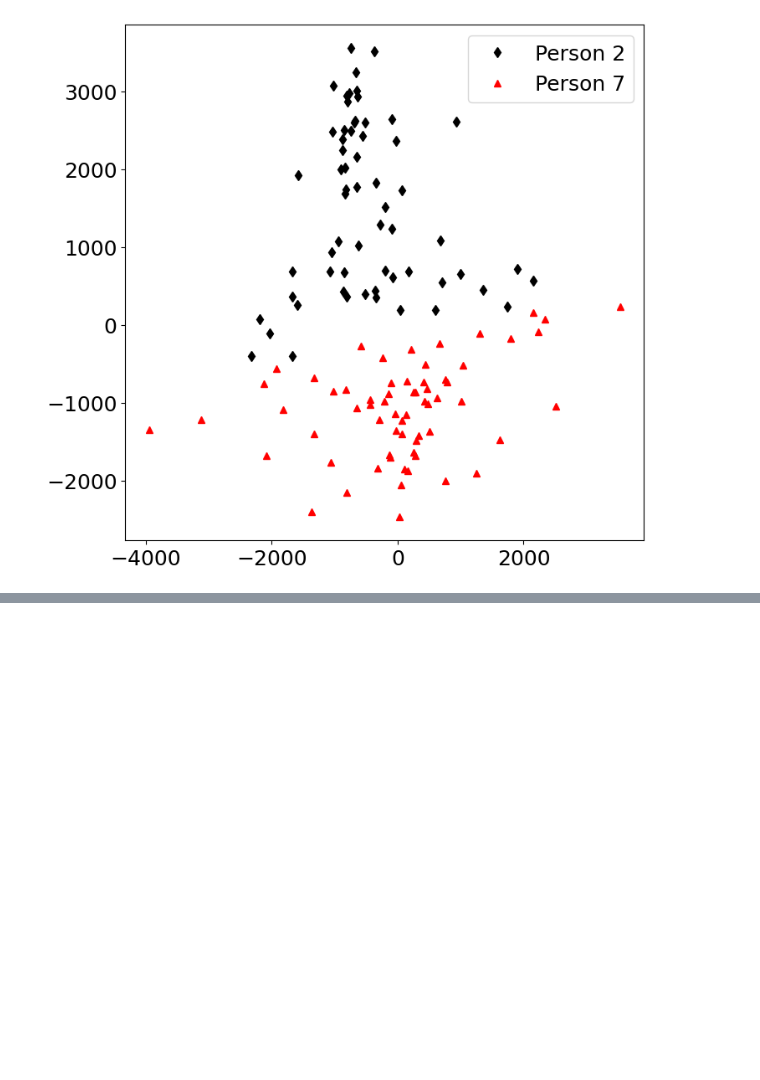
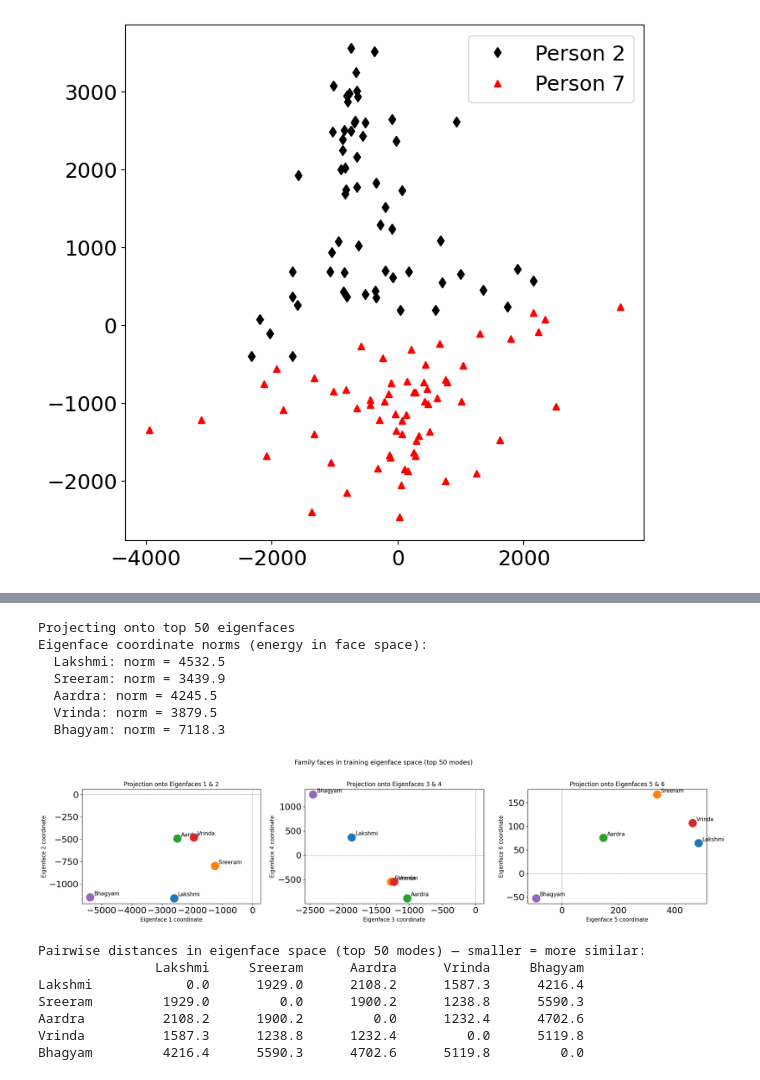
Before and after one commit to lasreeram/datascieng, a Jupyter notebook: ch1/eigenfaces_2.ipynb, the cells around one changed output, grey strips where cells are left out. Saved outputs shown, nothing was run; the diff lists cells and outputs as text; code cells hidden in the pictures; blank space fills up the shorter version.

```diff
--- a/ch1/eigenfaces_2.ipynb
+++ b/ch1/eigenfaces_2.ipynb
@@ -158,0 +202,69 @@ P2.shape = (32256, 64)
+# %%
+# --- Project family faces onto training eigenfaces ---
+# Mean-subtract using the training average face
+F_fam_ms = F_fam - avgFace[:, np.newaxis]
+
+# Use top r eigenfaces for comparison
+r = 50
+U_r = U[:, :r]
+coords = U_r.T @ F_fam_ms   # shape (r, 4)
+
+print(f"Projecting onto top {r} eigenfaces")
+print("Eigenface coordinate norms (energy in face space):")
+for i, name in enumerate(fam_names):
+    print(f"  {name}: norm = {np.linalg.norm(coords[:, i]):.1f}")
+
+colors = ['tab:blue', 'tab:orange', 'tab:green', 'tab:red', 'tab:purple']
+
+# --- 2D scatter plots: Eigenfaces 1&2, 3&4, 5&6 ---
+fig, axes = plt.subplots(1, 3, figsize=(20, 5))
+
+plot_pairs = [
+    (0, 1, 'Eigenfaces 1 & 2'),
+    (2, 3, 'Eigenfaces 3 & 4'),
+    (4, 5, 'Eigenfaces 5 & 6'),
+]
+
+for ax, (xi, yi, title) in zip(axes, plot_pairs):
+    for i, (name, color) in enumerate(zip(fam_names, colors)):
+        ax.scatter(coords[xi, i], coords[yi, i], s=250, color=color, zorder=3)
+        ax.annotate(name, (coords[xi, i], coords[yi, i]),
+                    textcoords='offset points', xytext=(8, 4), fontsize=11)
+    ax.axhline(0, color='gray', lw=0.7, ls='--')
+    ax.axvline(0, color='gray', lw=0.7, ls='--')
+    ax.set_xlabel(f'Eigenface {xi+1} coordinate', fontsize=11)
+    ax.set_ylabel(f'Eigenface {yi+1} coordinate', fontsize=11)
+    ax.set_title(f'Projection onto {title}', fontsize=12)
+
+plt.suptitle(f'Family faces in training eigenface space (top {r} modes)', fontsize=13)
+plt.tight_layout()
+plt.show()
+
+# --- Pairwise Euclidean distance table ---
+print(f"\nPairwise distances in eigenface space (top {r} modes) — smaller = more similar:")
+print(f"{'':10s}", end='')
+for name in fam_names:
+    print(f"{name:>12s}", end='')
+print()
+for i, n1 in enumerate(fam_names):
+    print(f"{n1:10s}", end='')
+    for j, n2 in enumerate(fam_names):
+        dist = np.linalg.norm(coords[:, i] - coords[:, j])
+        print(f"{dist:12.1f}", end='')
+    print()
+# %% [output]
+Projecting onto top 50 eigenfaces
+Eigenface coordinate norms (energy in face space):
+  Lakshmi: norm = 4532.5
+  Sreeram: norm = 3439.9
+  Aardra: norm = 4245.5
+  Vrinda: norm = 3879.5
+  Bhagyam: norm = 7118.3
+[figure, added]
+Pairwise distances in eigenface space (top 50 modes) — smaller = more similar:
+               Lakshmi     Sreeram      Aardra      Vrinda     Bhagyam
+Lakshmi            0.0      1929.0      2108.2      1587.3      4216.4
+Sreeram         1929.0         0.0      1900.2      1238.8      5590.3
+Aardra          2108.2      1900.2         0.0      1232.4      4702.6
+Vrinda          1587.3      1238.8      1232.4         0.0      5119.8
+Bhagyam         4216.4      5590.3      4702.6      5119.8         0.0
```
Also changed, not shown: parts of 3 cells of this notebook, 29 other files.
